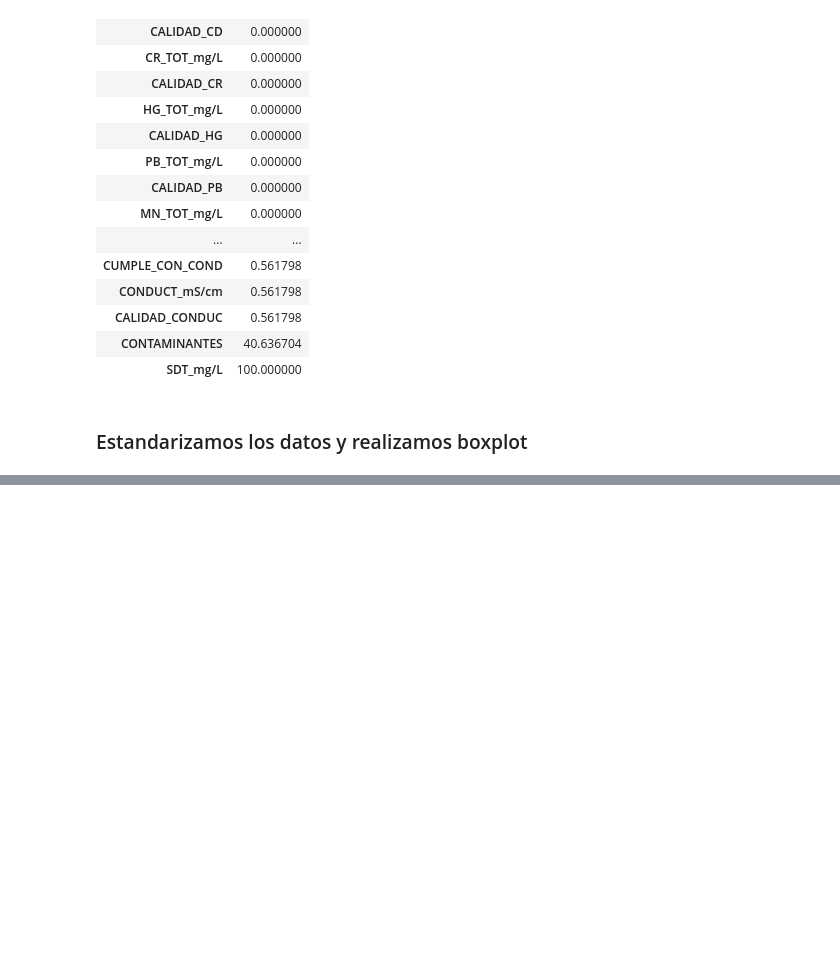
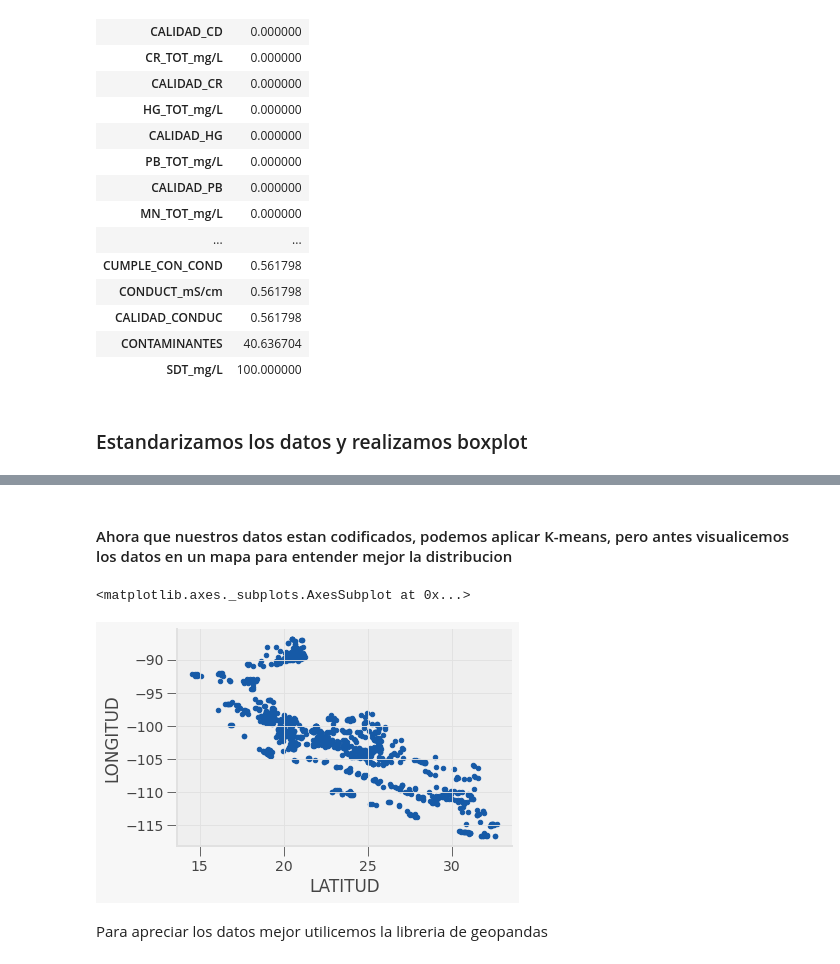
Before and after one commit to rodrigoromanguzman/Actividades_Aprendizaje-, a Jupyter notebook: semana9/aguas_subterraneas.ipynb, the cells around one changed output, grey strips where cells are left out. Drawn from its saved outputs; the diff is of its cells as text; code cells hidden in the pictures; blank space fills up the shorter version.

```diff
--- a/semana9/aguas_subterraneas.ipynb
+++ b/semana9/aguas_subterraneas.ipynb
@@ -217,7 +229,6 @@ df.drop('ESTADO', axis=1, inplace=True)
 df.drop('MUNICIPIO', axis=1, inplace=True)
 df.drop('ACUIFERO', axis=1, inplace=True)
 df.drop('SUBTIPO', axis=1, inplace=True)
-df.drop('SITIO', axis=1, inplace=True)
 
 #Removemos el año porque no hay variabilidad relevante en este sentido
 df.drop('PERIODO', axis=1, inplace=True)
@@ -251,4 +262,6 @@ df.drop('FE_TOT_mg/L',axis=1,inplace=True)
 #Aporta datos especificos que no necesitamos porque ademas son redundantes
 #(enumera los elementos que no cumplieron)
 df.drop('CONTAMINANTES',axis=1,inplace=True)
+
+df.iloc[0:10,0:20]
 # %% [output]
@@ -255,0 +362,11 @@ KeyError: ignored
+# %% [markdown]
+<h4>Ahora que nuestros datos estan codificados, podemos aplicar K-means, pero antes visualicemos los datos en un mapa para entender mejor la distribucion</h4>
+# %%
+#veamos las ubicaciones de los puntos en el mapa
+latlong=final_df[["LONGITUD","LATITUD"]]
+latlong.plot.scatter("LATITUD","LONGITUD")
+# %% [output]
+<matplotlib.axes._subplots.AxesSubplot at 0x...>
+[figure, added]
+# %% [markdown]
+<p>Para apreciar los datos mejor utilicemos la libreria de geopandas</p>
```
Also changed, not shown: parts of 16 cells of this notebook.
